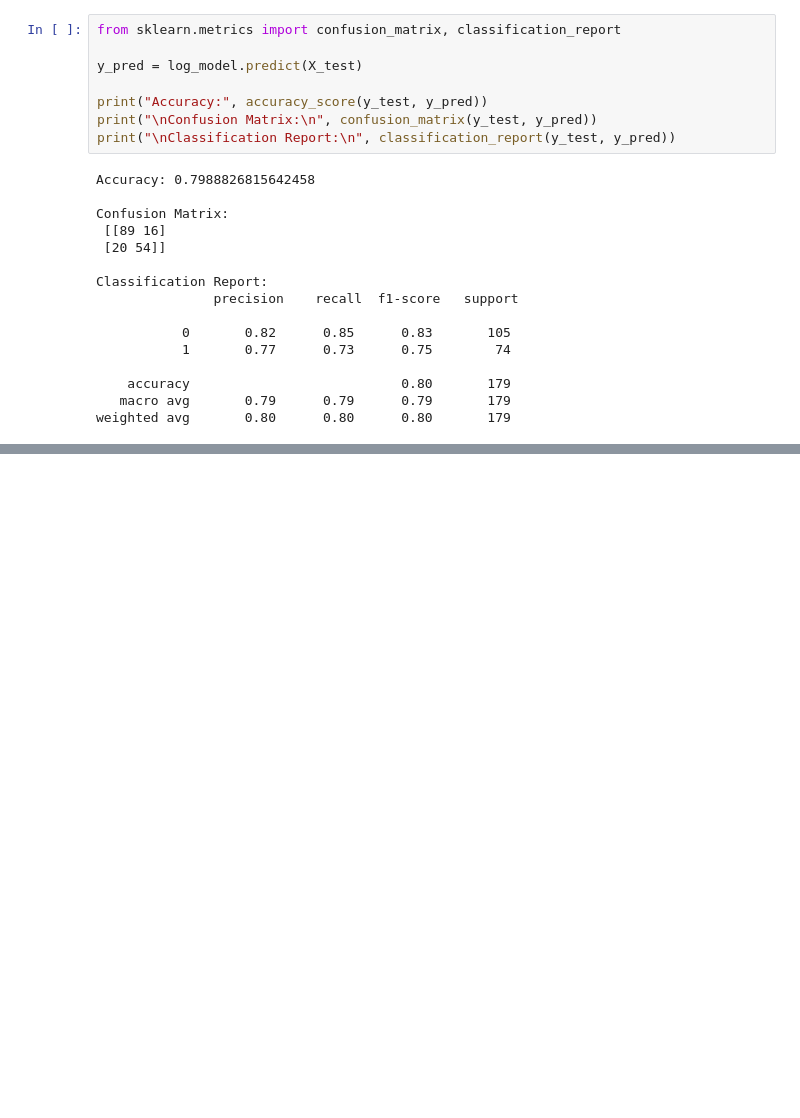
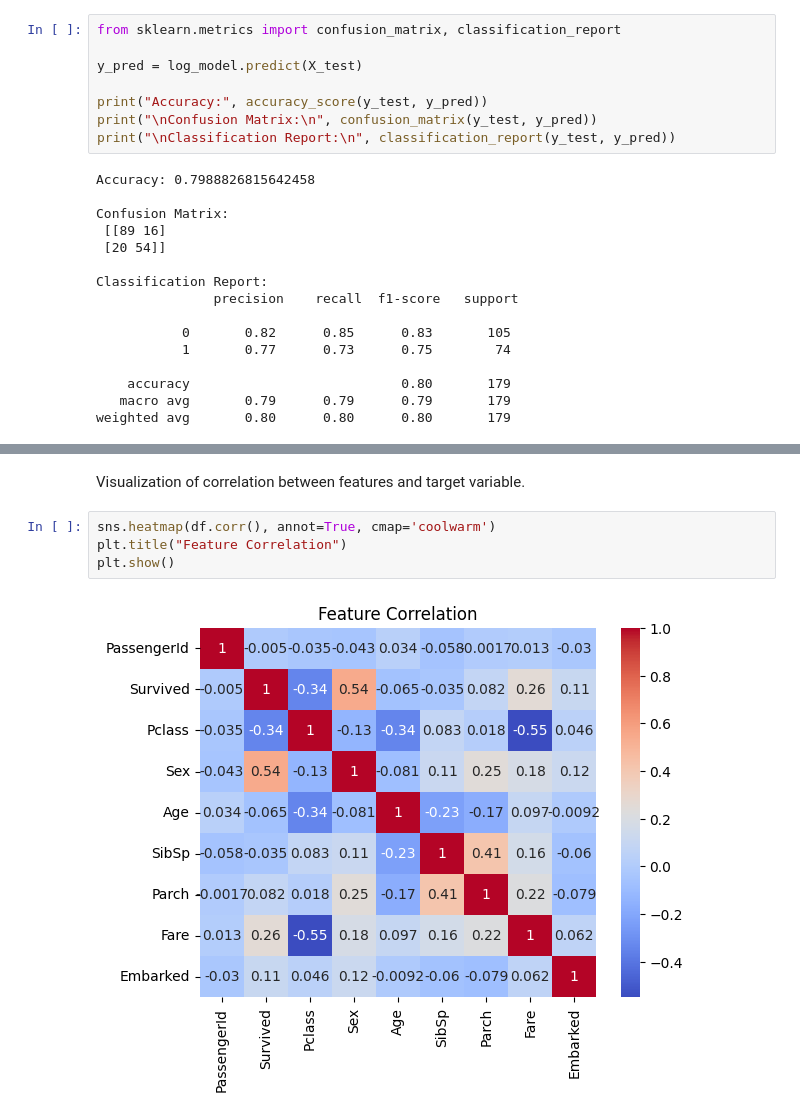
Before and after one commit to SUSH9391/CODSOFT, a Jupyter notebook: model.ipynb, the cells around one changed output, grey strips where cells are left out. Saved outputs shown, nothing was run; the diff lists cells and outputs as text; blank space fills up the shorter version.

Commit message:
interpreted correlation

```diff
--- a/model.ipynb
+++ b/model.ipynb
@@ -277,0 +280,8 @@ nothing to commit, working tree clean
+# %% [markdown]
+Visualization of correlation between features and target variable.
+# %%
+sns.heatmap(df.corr(), annot=True, cmap='coolwarm')
+plt.title("Feature Correlation")
+plt.show()
+# %% [output]
+[figure, added]
```
Also changed, not shown: parts of 2 cells of this notebook.
